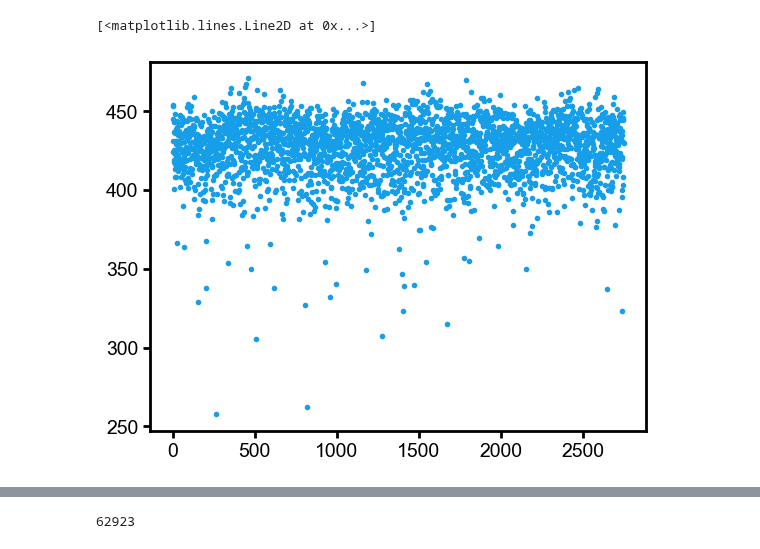
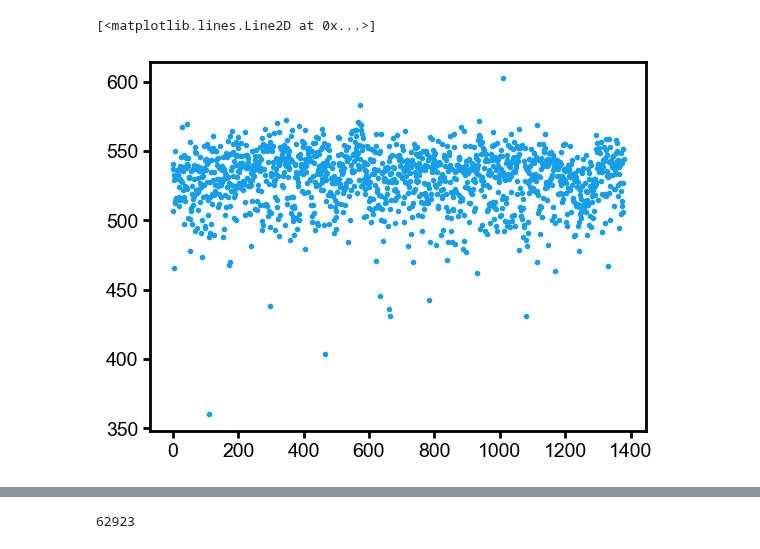
Before and after one commit to Waller-Lab/EncodingInformation, a Jupyter notebook: led_array/phenotyping_experiments/check_image_data_brightness.ipynb, the cells around one changed output, grey strips where cells are left out. Cells and saved outputs as stored; diff of their text form; code cells hidden in the pictures.

```diff
--- a/led_array/phenotyping_experiments/check_image_data_brightness.ipynb
+++ b/led_array/phenotyping_experiments/check_image_data_brightness.ipynb
@@ -31,15 +31,15 @@ bsccm = BSCCM('/home/hpinkard_waller/data/BSCCM/')
 Opening BSCCM
 Opened BSCCM
 # %%
-indices = bsccm.get_indices(batch=1)[::100]
+indices = bsccm.get_indices(batch=0)[::100]
 images = load_bsccm_images(bsccm, 'LED119', indices=indices)
 
 mean_photons = np.mean(images, axis=(1,2))
 
 #plot mean_photons by image index
 fig, ax = plt.subplots()
 ax.plot(mean_photons, '.')
 # %% [output]
 [<matplotlib.lines.Line2D at 0x...>]
-[figure, old version]
+[figure, new version]
 # %%
```
Also changed, not shown: parts of 3 cells of this notebook, 33 other files.
